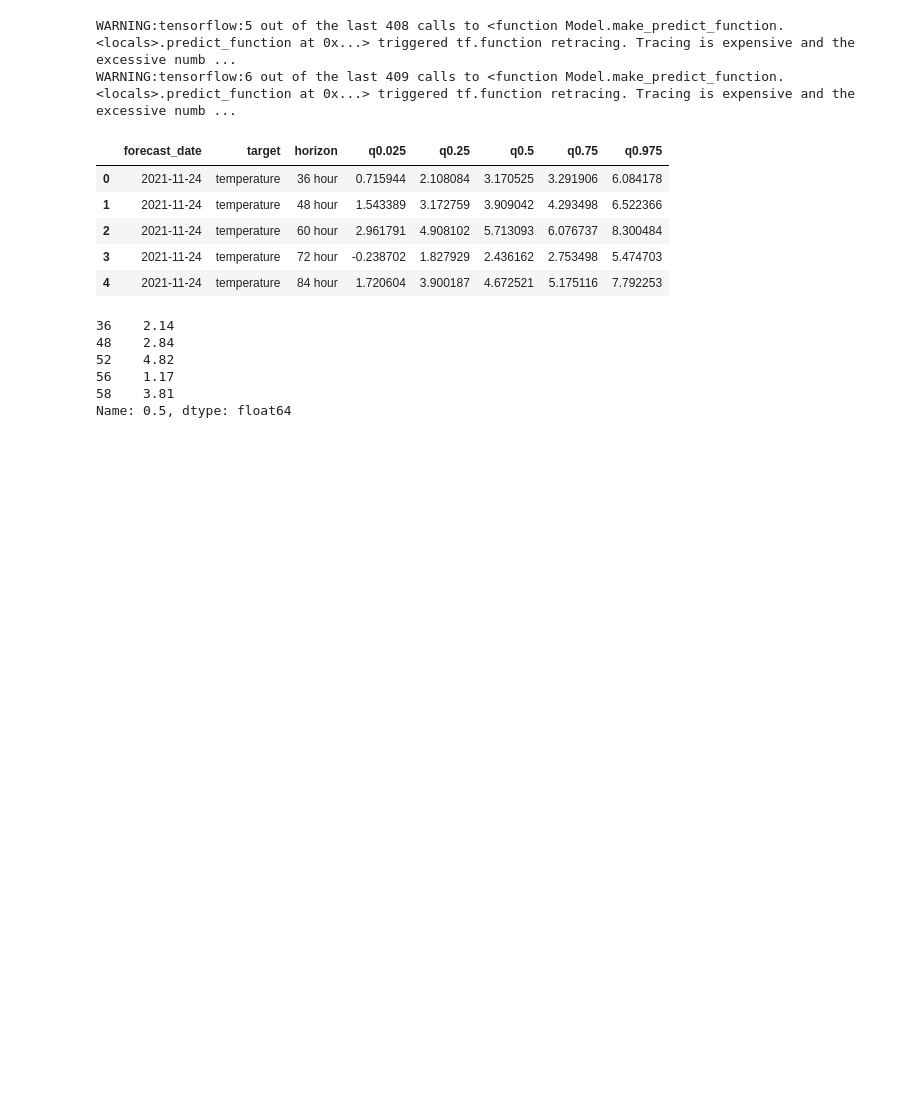
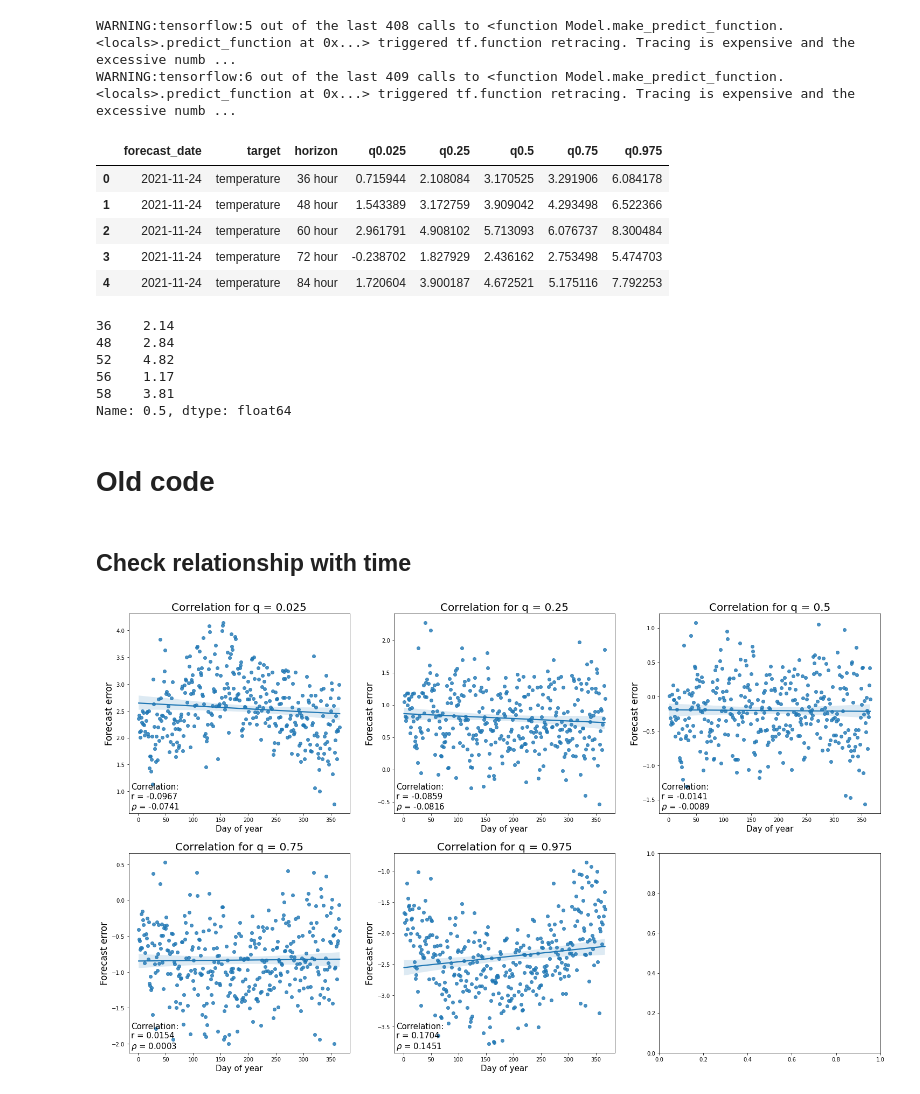
Before and after one commit to cbuelt/forecasting-challenge, a Jupyter notebook: Temperature & Wind/temperature_forecast.ipynb, the cells around one changed output. Cells and saved outputs as stored; diff of their text form; code cells hidden in the pictures; blank space fills up the shorter version.

```diff
--- a/Temperature & Wind/temperature_forecast.ipynb
+++ b/Temperature & Wind/temperature_forecast.ipynb
@@ -49,5 +58,9 @@ train, val = train_test_split(train_val, test_size = 0.2)
 # %%
-def normalize(data, label_encoder = None,feature_scaler = None, target_scaler = None, learn = False):
+def normalize(dataframe, label_encoder = None,feature_scaler = None, target_scaler = None, learn = False):
+    #Drop unused columns
+    data = dataframe.copy()
+    data.drop(["init_tm", "met_var", "location", "ens_mean", "ens_var", "obs_tm"], axis = 1, inplace = True)
+    data = data.to_numpy()
     if learn == True:
         label_encoder = LabelEncoder()
         feature_scaler = StandardScaler()
@@ -57,11 +70,11 @@ def normalize(data, label_encoder = None,feature_scaler = None, target_scaler =
         #Learn target scaling
         target_scaled = target_scaler.fit_transform(data[:,1].reshape(-1,1))
         #Learn feature scaling
-        feature_scaled = feature_scaler.fit_transform(data[:,2:])
+        features_scaled = feature_scaler.fit_transform(data[:,2:])
         #Append
         data[:,0] = label
         data[:,1] = target_scaled.reshape(-1)
-        data[:,2:] = feature_scaled
+        data[:,2:] = features_scaled
 
         return data, label_encoder, feature_scaler, target_scaler
 
@@ -71,18 +84,18 @@ def normalize(data, label_encoder = None,feature_scaler = None, target_scaler =
         #Scale target
         target_scaled = target_scaler.transform(data[:,1].reshape(-1,1))
         #Scale features
-        feature_scaled = feature_scaler.transform(data[:,2:])
+        features_scaled = feature_scaler.transform(data[:,2:])
         #Append
         data[:,0] = label
         data[:,1] = target_scaled.reshape(-1)
-        data[:,2:] = feature_scaled
+        data[:,2:] = features_scaled
 
         return data
 # %%
-train, label_encoder, feature_scaler, target_scaler = normalize(train, learn = True)
-train_val = normalize(train_val, label_encoder, feature_scaler, target_scaler)
-test = normalize(test, label_encoder, feature_scaler, target_scaler)
-val = normalize(val, label_encoder, feature_scaler, target_scaler)
+train_val, label_encoder, feature_scaler, target_scaler = normalize(train_val_dataframe, learn = True)
+train= normalize(train_dataframe, label_encoder, feature_scaler, target_scaler)
+test = normalize(test_dataframe, label_encoder, feature_scaler, target_scaler)
+val = normalize(val_dataframe, label_encoder, feature_scaler, target_scaler)
 #Number of encodings
 n_encodings = len(np.unique(train[:,0]))
 # %%
@@ -107,9 +120,9 @@ test_data, test_target = convert_format(test)
 # %% [markdown]
 # Build model
 # %%
-BATCH_SIZE = 512
+BATCH_SIZE = 1024
 EPOCHS = 100
-learning_rate = 0.01
+learning_rate = 0.001
 # %%
 class base_model(tf.keras.Model):
     def __init__(self, n_embeddings = n_encodings):
@@ -269,3 +294,28 @@ new_data[new_data["fcst_hour"].isin(horizons)].quantile(0.5, axis = 1)
 Name: 0.5, dtype: float64
 # %%
 final_prediction.to_pickle("../evaluation/predictions/single/{}_{}".format("temperature", date.today().strftime("%Y-%m-%d")))
+# %% [markdown]
+# Old code
+# %% [markdown]
+## Check relationship with time
+# %%
+quantile = 0.025
+fig, ax = plt.subplots(2,3,figsize=(25,15))
+ax = ax.ravel()
+for cnt, quantile in enumerate(quantiles):
+    #Renormalize and calculate forecast error
+    test_dataframe["Forecast_error"] = test_dataframe["obs"]-target_scaler.inverse_transform(predictions[cnt]).reshape(-1)
+    test_dataframe["day"] = pd.DatetimeIndex(test_dataframe["obs_tm"]).dayofyear
+    plot = test_dataframe.groupby("day").mean().reset_index()
+
+    sns.regplot(x = "day", y = "Forecast_error", data=plot, ax = ax[cnt])
+    ax[cnt].set_xlabel("Day of year",size = 15)
+    ax[cnt].set_ylabel("Forecast error", size = 17)
+    ax[cnt].set_title("Correlation for q = {}".format(quantile),size = 20)
+    r = stats.pearsonr(plot["day"], plot["Forecast_error"])[0]
+    rho = stats.spearmanr(plot["day"], plot["Forecast_error"])[0]
+    ax[cnt].annotate('Correlation:\nr = {:.4f}\n'.format(r)+r'$\rho$ = {:.4f}'.format(rho),xy = (.01,.02), xycoords=ax[cnt].transAxes, size = 15)
+
+plt.savefig("time_correlation_corrected_plot.pdf", dpi=300)
+# %% [output]
+[figure, added]
```
Also changed, not shown: parts of 12 cells of this notebook, 2 other files.
